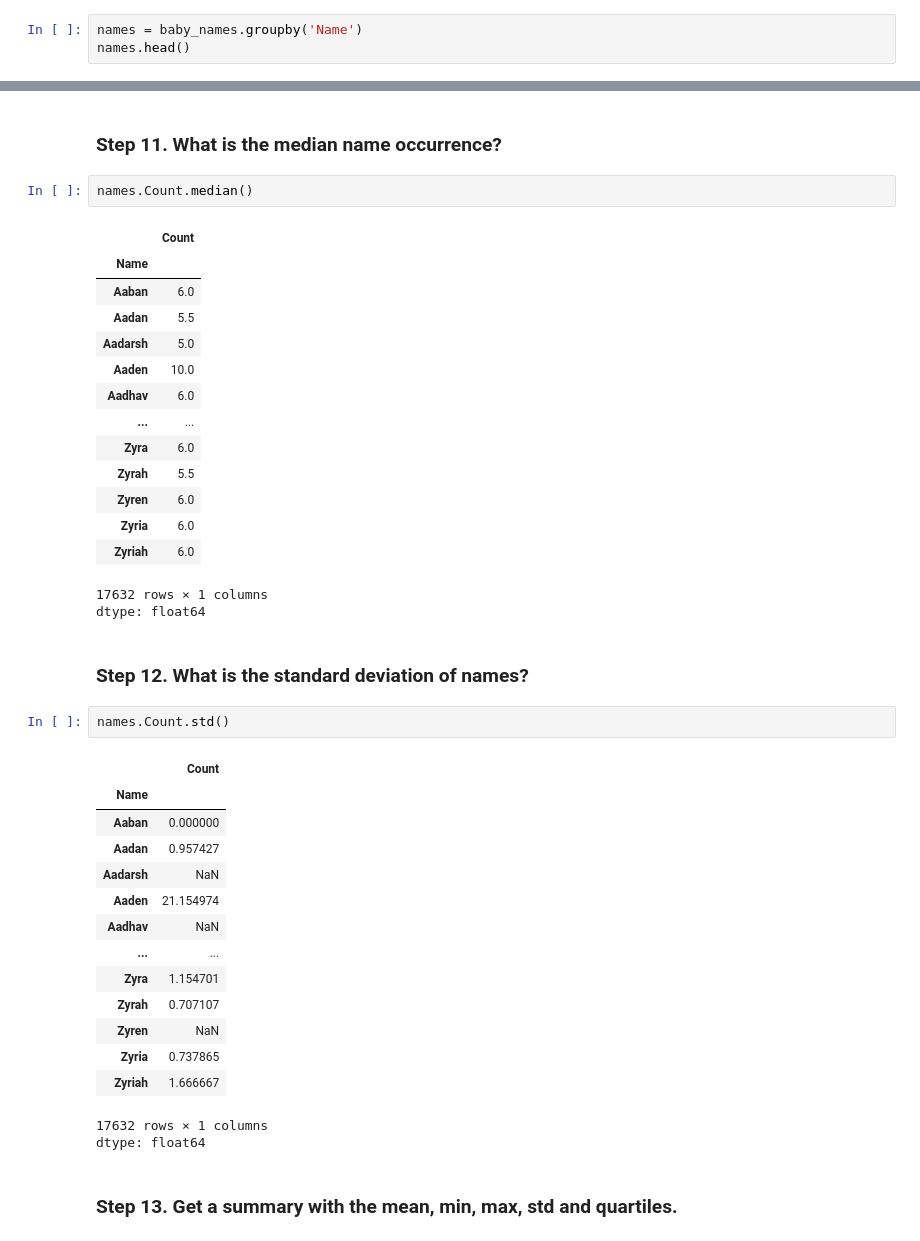
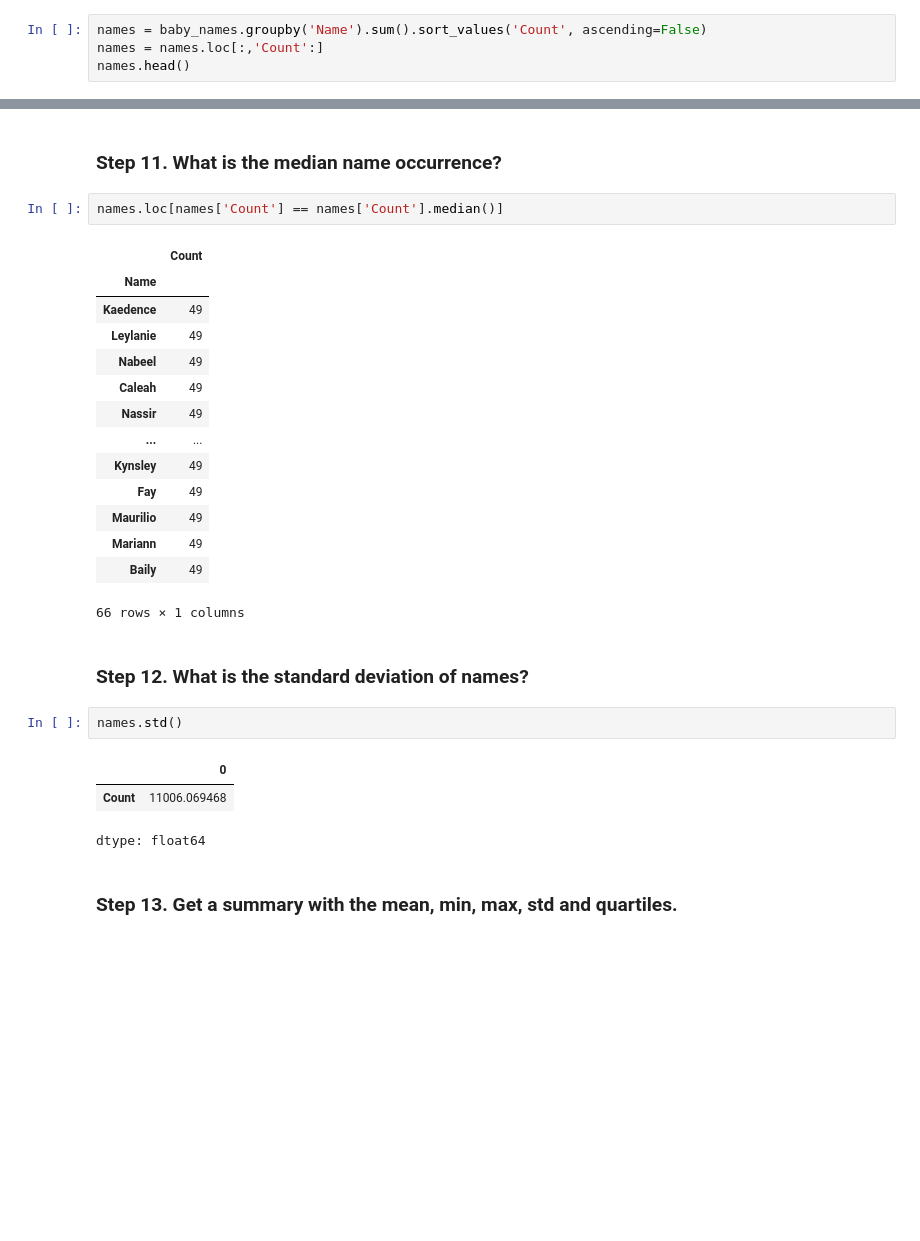
Before and after one commit to makia2332/https-github.com-guipsamora-pandas_exercises, a Jupyter notebook: pandas_exercises-master/06_Stats/US_Baby_Names/Exercises.ipynb, the cells around one changed output, grey strips where cells are left out. Cells and saved outputs as stored; diff of their text form; blank space fills up the shorter version.

```diff
--- a/pandas_exercises-master/06_Stats/US_Baby_Names/Exercises.ipynb
+++ b/pandas_exercises-master/06_Stats/US_Baby_Names/Exercises.ipynb
@@ -72,6 +74,7 @@ dtype: float64
 # %% [markdown]
 ### Step 7. Group the dataset by name and assign to names
 # %%
-names = baby_names.groupby('Name')
+names = baby_names.groupby('Name').sum().sort_values('Count', ascending=False)
+names = names.loc[:,'Count':]
 names.head()
 # %% [output]
@@ -126,42 +108,29 @@ dtype: int64
 # %% [markdown]
 ### Step 11. What is the median name occurrence?
 # %%
-names.Count.median()
+names.loc[names['Count'] == names['Count'].median()]
 # %% [output]
 |  | Count |
 | Name |  |
-| Aaban | 6.0 |
-| Aadan | 5.5 |
-| Aadarsh | 5.0 |
-| Aaden | 10.0 |
-| Aadhav | 6.0 |
+| Kaedence | 49 |
+| Leylanie | 49 |
+| Nabeel | 49 |
+| Caleah | 49 |
+| Nassir | 49 |
 | ... | ... |
-| Zyra | 6.0 |
-| Zyrah | 5.5 |
-| Zyren | 6.0 |
-| Zyria | 6.0 |
-| Zyriah | 6.0 |
+| Kynsley | 49 |
+| Fay | 49 |
+| Maurilio | 49 |
+| Mariann | 49 |
+| Baily | 49 |
-17632 rows × 1 columns
-dtype: float64
+66 rows × 1 columns
 # %% [markdown]
 ### Step 12. What is the standard deviation of names?
 # %%
-names.Count.std()
+names.std()
 # %% [output]
-|  | Count |
-| Name |  |
-| Aaban | 0.000000 |
-| Aadan | 0.957427 |
-| Aadarsh | NaN |
-| Aaden | 21.154974 |
-| Aadhav | NaN |
-| ... | ... |
-| Zyra | 1.154701 |
-| Zyrah | 0.707107 |
-| Zyren | NaN |
-| Zyria | 0.737865 |
-| Zyriah | 1.666667 |
+|  | 0 |
+| Count | 11006.069468 |
-17632 rows × 1 columns
 dtype: float64
 # %% [markdown]
 ### Step 13. Get a summary with the mean, min, max, std and quartiles.
```
Also changed, not shown: parts of 10 cells of this notebook.
